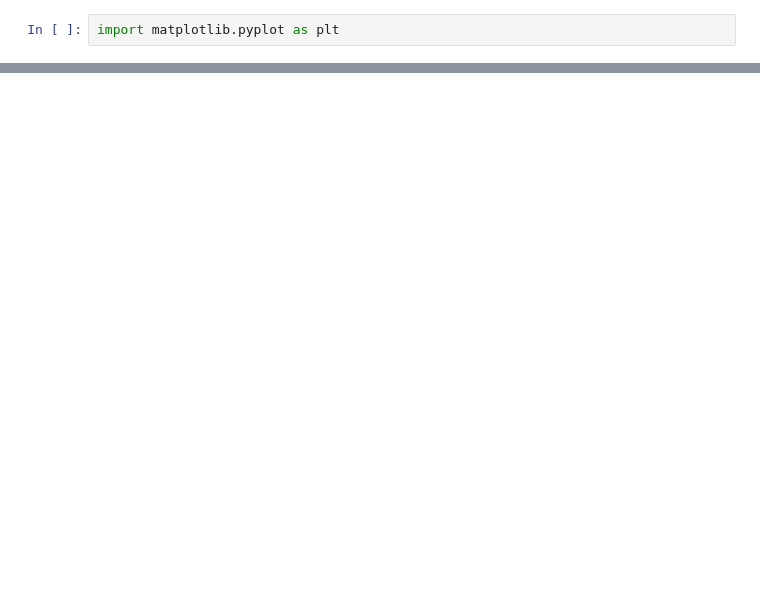
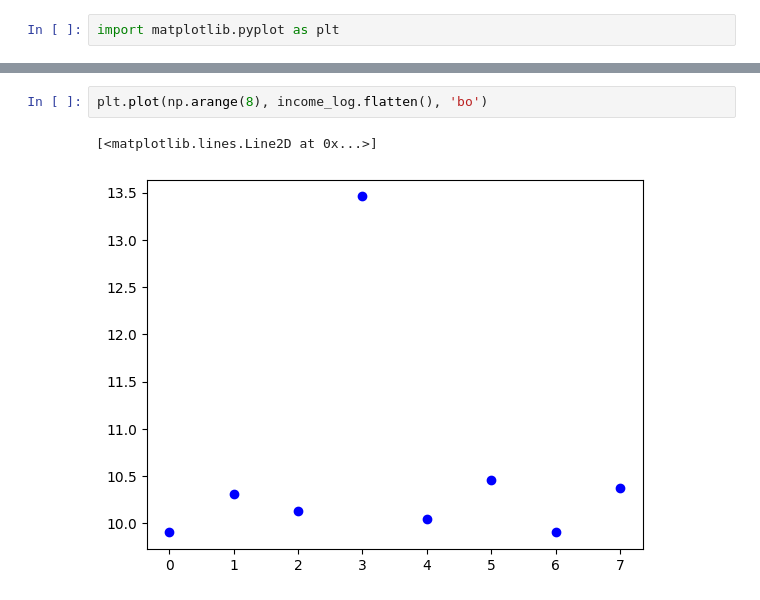
Before and after one commit to ArmanVasilovich/python_spbu, a Jupyter notebook: 21th-Ocotber-Numpy.ipynb, the cells around one changed output, grey strips where cells are left out. Cells and saved outputs as stored; diff of their text form; blank space fills up the shorter version.

```diff
--- a/21th-Ocotber-Numpy.ipynb
+++ b/21th-Ocotber-Numpy.ipynb
@@ -237,0 +240,5 @@ import matplotlib.pyplot as plt
+# %%
+plt.plot(np.arange(8), income_log.flatten(), 'bo')
+# %% [output]
+[<matplotlib.lines.Line2D at 0x...>]
+[figure, added]
```
Also changed, not shown: parts of 2 cells of this notebook.
